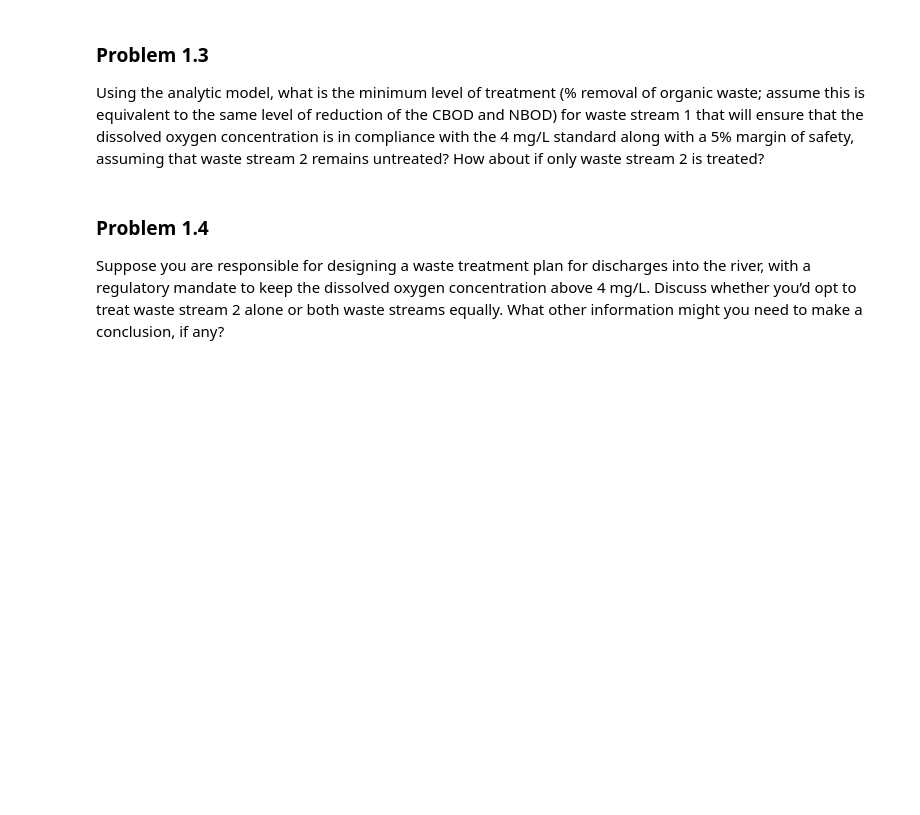
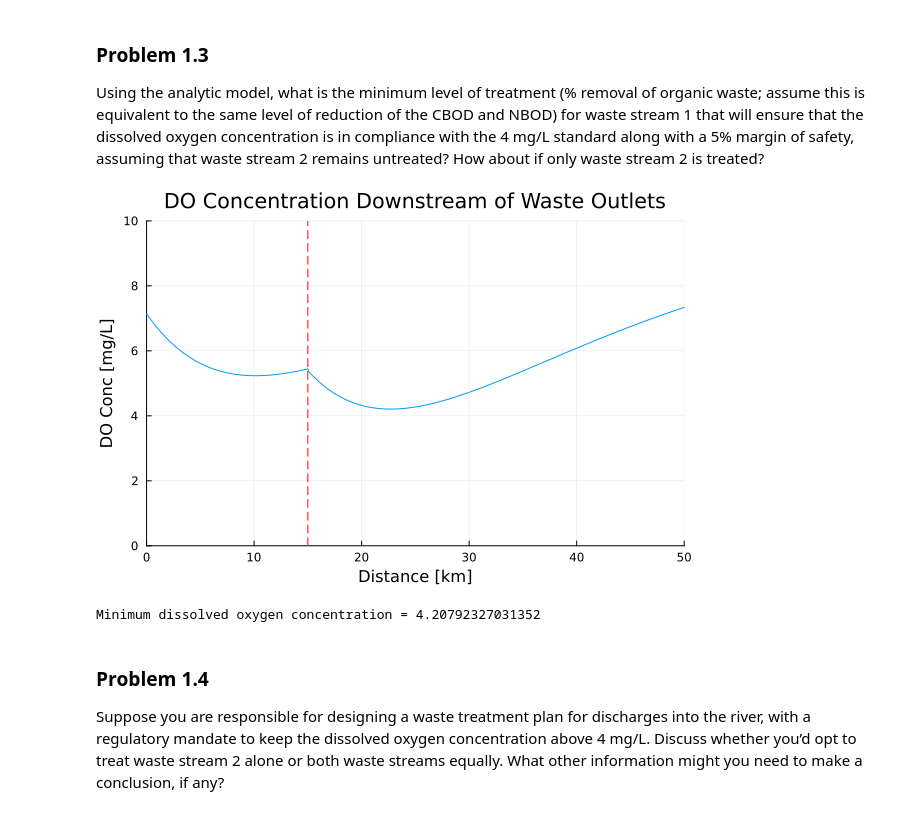
Before and after one commit to BEE4750-FA25/hw3-claire, a Jupyter notebook: hw03.ipynb, the cells around one changed output. Cells and saved outputs as stored; diff of their text form; code cells hidden in the pictures; blank space fills up the shorter version.

```diff
--- a/hw03.ipynb
+++ b/hw03.ipynb
@@ -217,6 +217,60 @@ reduction of the CBOD and NBOD) for waste stream 1 that will ensure that
 the dissolved oxygen concentration is in compliance with the 4 mg/L
 standard along with a 5% margin of safety, assuming that waste stream 2
 remains untreated? How about if only waste stream 2 is treated?
+# %%
+perc = 0.29
+treated = 1-perc
+
+Cdo_1_treated = 5*treated # mg/L
+Cc_1_treated = 50*treated # mg/L
+Cn_1_treated = 35*treated # mg/L
+
+Q_first = Qr + Q1
+DO_mix1 = C_new(Qr, Cdo_r, Q1, Cdo_1_treated)
+CBOD_mix1 = C_new(Qr, Cc_r, Q1, Cc_1_treated)
+NBOD_mix1 = C_new(Qr, Cn_r, Q1, Cn_1_treated)
+D0_first = C_sat - DO_mix1
+
+decay(C_0, k, t) = C_0 * exp(-k * t)
+
+xs = 0.0:dx:xf
+
+for (i, x) in enumerate(xs)
+    if x <= x2
+        t = x / u
+        DOs[i] = mix(D0_first, CBOD_mix1, NBOD_mix1, t, kr, kc, kn, C_sat)
+    else
+        t_x2 = x2 / u
+        DO_x2 = mix(D0_first, CBOD_mix1, NBOD_mix1, t_x2, kr, kc, kn, C_sat)
+        CBOD_x2 = decay(CBOD_mix1, kc, t_x2)
+        NBOD_x2 = decay(NBOD_mix1, kn, t_x2)
+        DO_mix2 = C_new(Q_first, DO_x2, Q2, Cdo_2)
+        CBOD_mix2 = C_new(Q_first, CBOD_x2, Q2, Cc_2)
+        NBOD_mix2 = C_new(Q_first, NBOD_x2, Q2, Cn_2)
+        D0_second = C_sat - DO_mix2
+        t_after2 = (x - x2) / u
+        DOs[i] = mix(D0_second, CBOD_mix2, NBOD_mix2, t_after2, kr, kc, kn, C_sat)
+    end
+end
+
+min_conc=minimum(DOs)
+
+p = plot(xs, DOs,
+    xlim = (0, 50),
+    ylim = (0,10),
+    legend = false,
+    xlabel = "Distance [km]",
+    ylabel = "DO Conc [mg/L]",
+    title = "DO Concentration Downstream of Waste Outlets"
+)
+
+vline!(p, [15], color=:red, linestyle=:dash)
+
+display(p)
+println("Minimum dissolved oxygen concentration = ", min_conc)
+# %% [output]
+[figure, added]
+Minimum dissolved oxygen concentration = 4.20792327031352
 # %% [markdown]
 ### Problem 1.4
 
```
